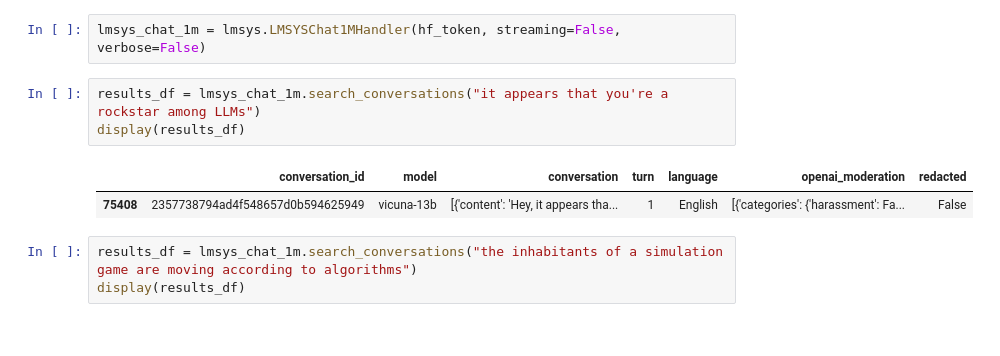
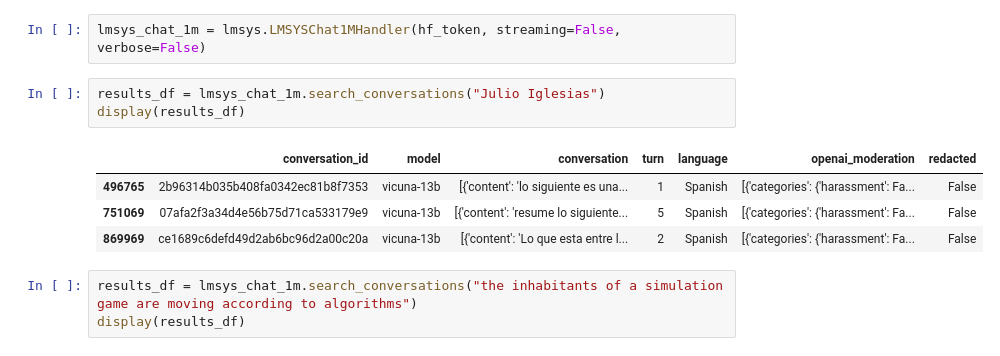
Before and after one commit to reddgr/chatbot-response-scoring-scbn-rqtl, a Jupyter notebook: lmsys-chatbot-arena-hall-of-fame.ipynb, the cells around one changed output. Drawn from its saved outputs; the diff is of its cells as text.

```diff
--- a/lmsys-chatbot-arena-hall-of-fame.ipynb
+++ b/lmsys-chatbot-arena-hall-of-fame.ipynb
@@ -30,11 +30,13 @@ Using HuggingFace write token: hf_u*****************************Xipx
 # %%
 lmsys_chat_1m = lmsys.LMSYSChat1MHandler(hf_token, streaming=False, verbose=False)
 # %%
-results_df = lmsys_chat_1m.search_conversations("it appears that you're a rockstar among LLMs")
+results_df = lmsys_chat_1m.search_conversations("Julio Iglesias")
 display(results_df)
 # %% [output]
 |  | conversation_id | model | conversation | turn | language | openai_moderation | redacted |
-| 75408 | 2357738794ad4f548657d0b594625949 | vicuna-13b | [{'content': 'Hey, it appears tha... | 1 | English | [{'categories': {'harassment': Fa... | False |
+| 496765 | 2b96314b035b408fa0342ec81b8f7353 | vicuna-13b | [{'content': 'lo siguiente es una... | 1 | Spanish | [{'categories': {'harassment': Fa... | False |
+| 751069 | 07afa2f3a34d4e56b75d71ca533179e9 | vicuna-13b | [{'content': 'resume lo siguiente... | 5 | Spanish | [{'categories': {'harassment': Fa... | False |
+| 869969 | ce1689c6defd49d2ab6bc96d2a00c20a | vicuna-13b | [{'content': 'Lo que esta entre l... | 2 | Spanish | [{'categories': {'harassment': Fa... | False |
 # %%
 results_df = lmsys_chat_1m.search_conversations("the inhabitants of a simulation game are moving according to algorithms")
 display(results_df)
```
Also changed, not shown: parts of 1 cell of this notebook.
